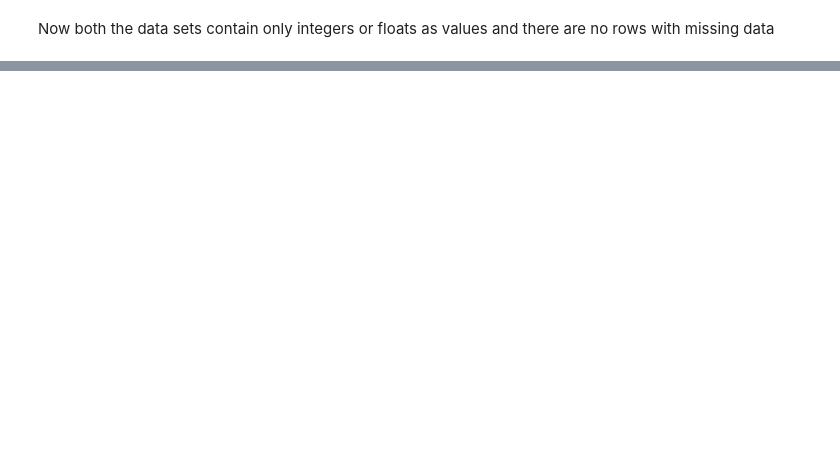
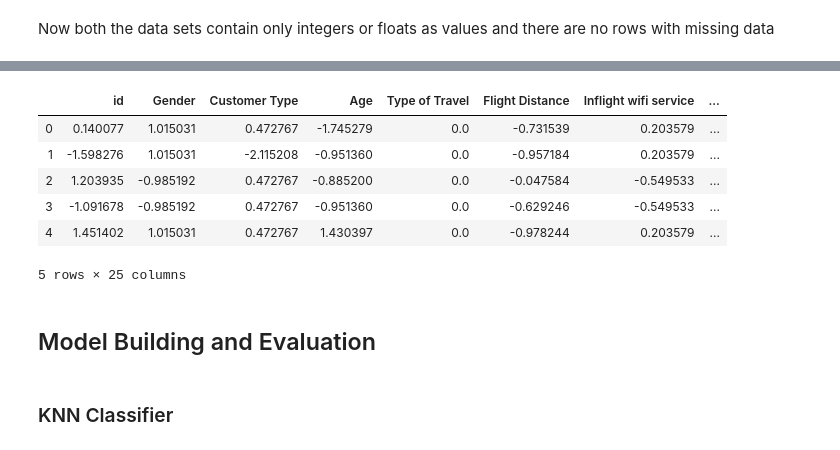
Before and after one commit to hunterray4/MA477, a Jupyter notebook: ma477_project 2_ray.ipynb.ipynb, the cells around one changed output, grey strips where cells are left out. Saved outputs shown, nothing was run; the diff lists cells and outputs as text; code cells hidden in the pictures; blank space fills up the shorter version.

```diff
--- a/ma477_project 2_ray.ipynb.ipynb
+++ b/ma477_project 2_ray.ipynb.ipynb
@@ -379,0 +356,7 @@ ValueError: Wrong number of items passed 26, placement implies 103904
+# %%
+scaler=StandardScaler()
+# %%
+x=df_train.drop('satisfaction',axis=1)
+y=df_train['satisfaction']
+# %%
+scaled=scaler.fit_transform(x)
@@ -379,0 +366,16 @@ ValueError: Wrong number of items passed 26, placement implies 103904
+# %%
+x_sc=pd.DataFrame(scaled,columns=x.columns)
+# %%
+x_sc.head()
+# %% [output]
+|  | id | Gender | Customer Type | Age | Type of Travel | Flight Distance | Inflight wifi service | ... |
+| 0 | 0.140077 | 1.015031 | 0.472767 | -1.745279 | 0.0 | -0.731539 | 0.203579 | ... |
+| 1 | -1.598276 | 1.015031 | -2.115208 | -0.951360 | 0.0 | -0.957184 | 0.203579 | ... |
+| 2 | 1.203935 | -0.985192 | 0.472767 | -0.885200 | 0.0 | -0.047584 | -0.549533 | ... |
+| 3 | -1.091678 | -0.985192 | 0.472767 | -0.951360 | 0.0 | -0.629246 | -0.549533 | ... |
+| 4 | 1.451402 | 1.015031 | 0.472767 | 1.430397 | 0.0 | -0.978244 | 0.203579 | ... |
+5 rows × 25 columns
+# %% [markdown]
+<h2>Model Building and Evaluation</h2>
+# %% [markdown]
+<h3>KNN Classifier</h3>
```
Also changed, not shown: parts of 61 cells of this notebook.
